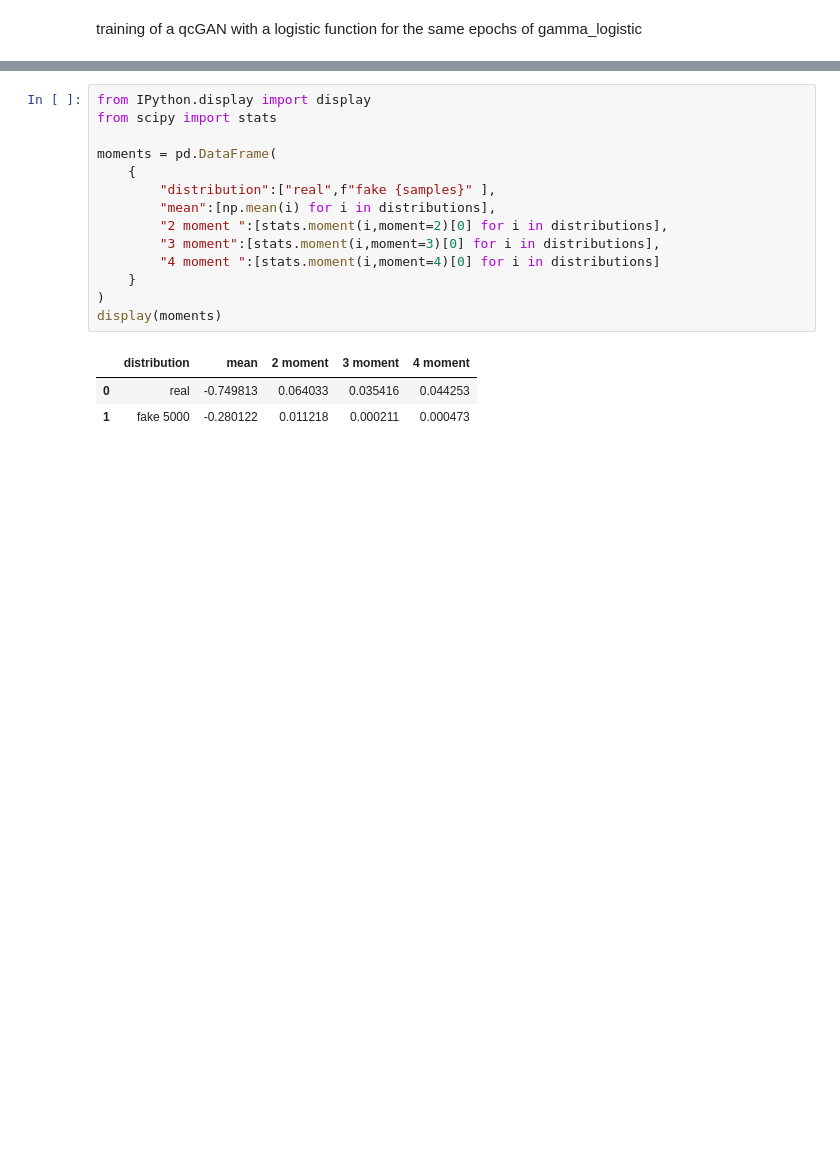
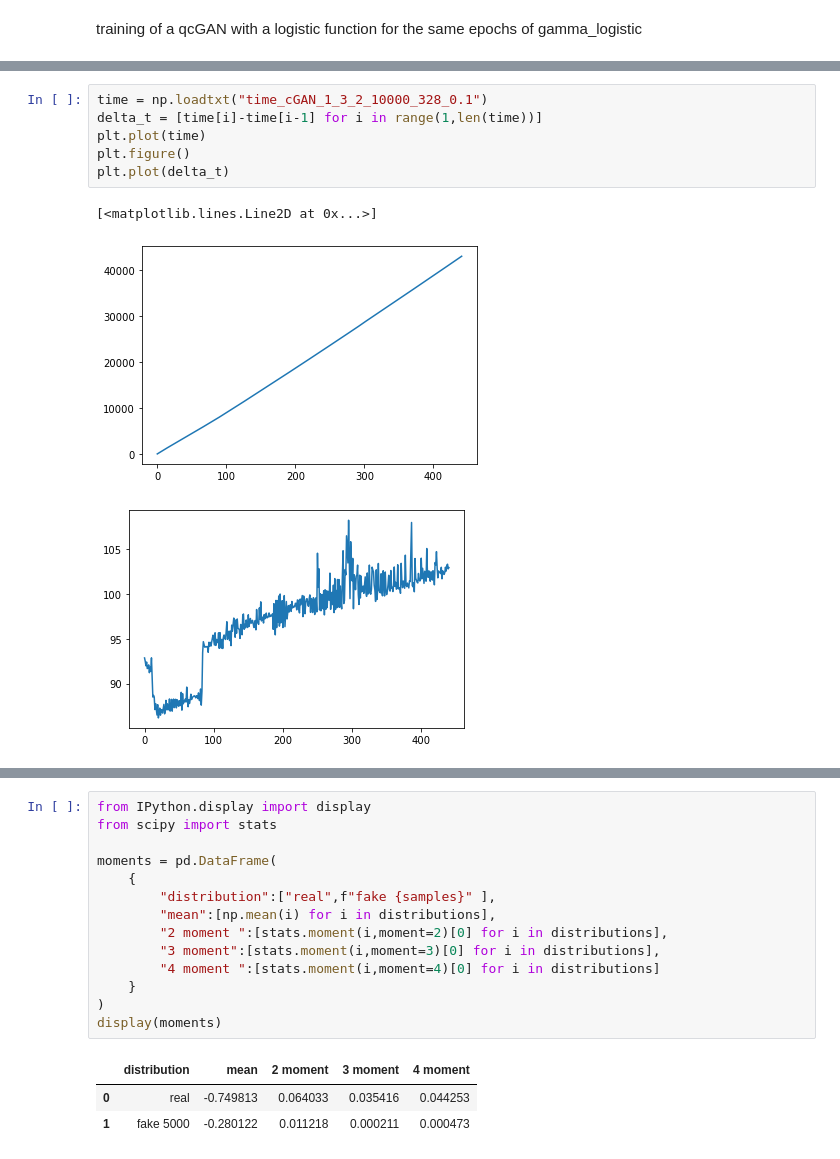
Before and after one commit to Edoardo-Pedicillo/Tesi_magistrale, a Jupyter notebook: prova/cGAN.ipynb, the cells around one changed output, grey strips where cells are left out. Drawn from its saved outputs; the diff is of its cells as text; blank space fills up the shorter version.

```diff
--- a/prova/cGAN.ipynb
+++ b/prova/cGAN.ipynb
@@ -19,3 +19,13 @@ import pandas as pd
+# %%
+time = np.loadtxt("time_cGAN_1_3_2_10000_328_0.1")
+delta_t = [time[i]-time[i-1] for i in range(1,len(time))]
+plt.plot(time)
+plt.figure()
+plt.plot(delta_t)
+# %% [output]
+[<matplotlib.lines.Line2D at 0x...>]
+[figure, added]
+[figure, added]
 # %%
 n_layers=328
 
```
Also changed, not shown: parts of 4 cells of this notebook, 11 other files.
